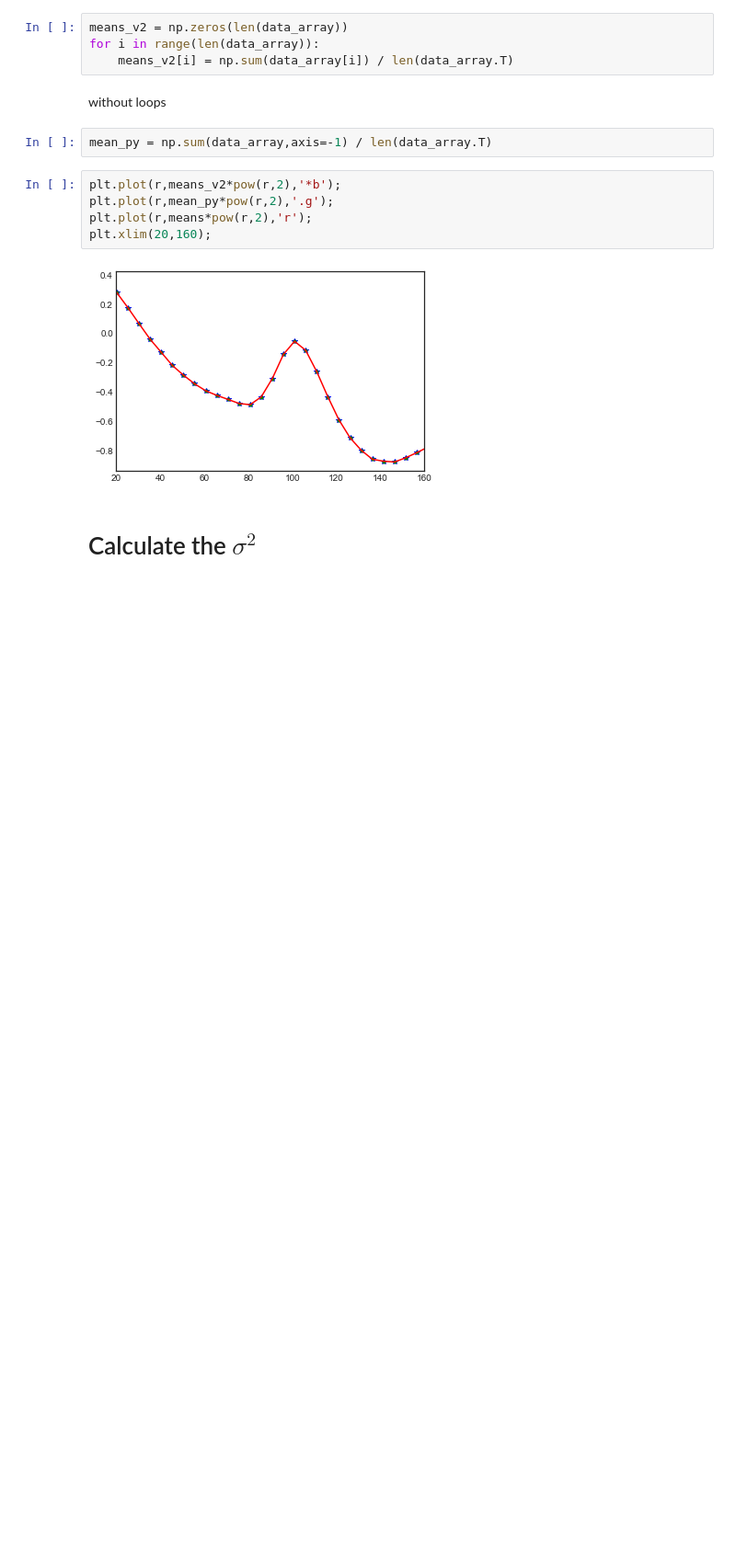
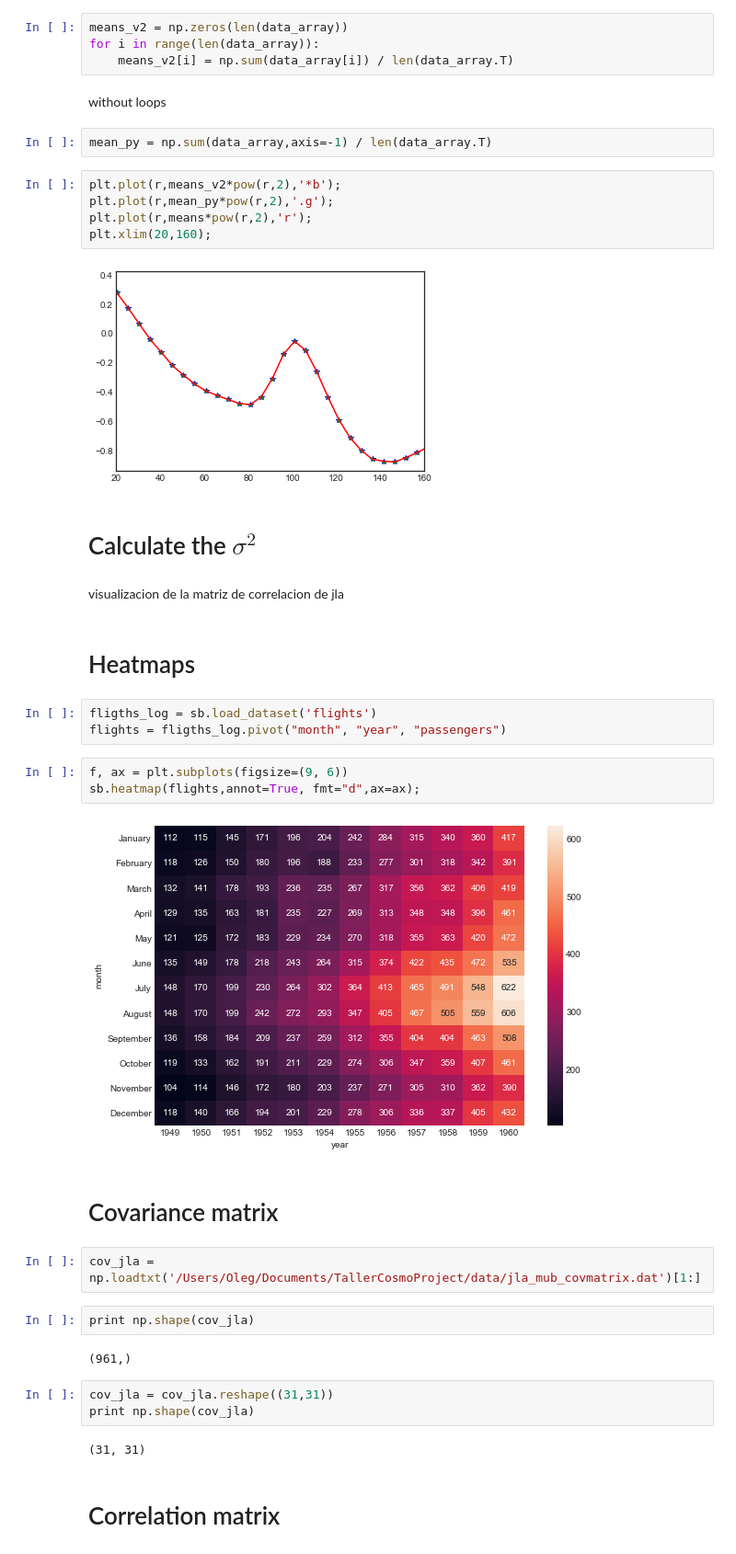
Before and after one commit to olegs22/things, a Jupyter notebook: tutorial.ipynb, the cells around one changed output. Shown at 92% size. Cells and saved outputs as stored; diff of their text form; blank space fills up the shorter version.

```diff
--- a/tutorial.ipynb
+++ b/tutorial.ipynb
@@ -103,3 +117,30 @@ plt.xlim(20,160);
 [figure]
 # %% [markdown]
 # Calculate the $\sigma^2$
+# %% [markdown]
+visualizacion de la matriz de correlacion de jla
+# %% [markdown]
+# Heatmaps
+# %%
+fligths_log = sb.load_dataset('flights')
+flights = fligths_log.pivot("month", "year", "passengers")
+# %%
+f, ax = plt.subplots(figsize=(9, 6))
+sb.heatmap(flights,annot=True, fmt="d",ax=ax);
+# %% [output]
+[figure, added]
+# %% [markdown]
+# Covariance matrix
+# %%
+cov_jla = np.loadtxt('/Users/Oleg/Documents/TallerCosmoProject/data/jla_mub_covmatrix.dat')[1:]
+# %%
+print np.shape(cov_jla)
+# %% [output]
+(961,)
+# %%
+cov_jla = cov_jla.reshape((31,31))
+print np.shape(cov_jla)
+# %% [output]
+(31, 31)
+# %% [markdown]
+# Correlation matrix
```
Also changed, not shown: parts of 10 cells of this notebook.
